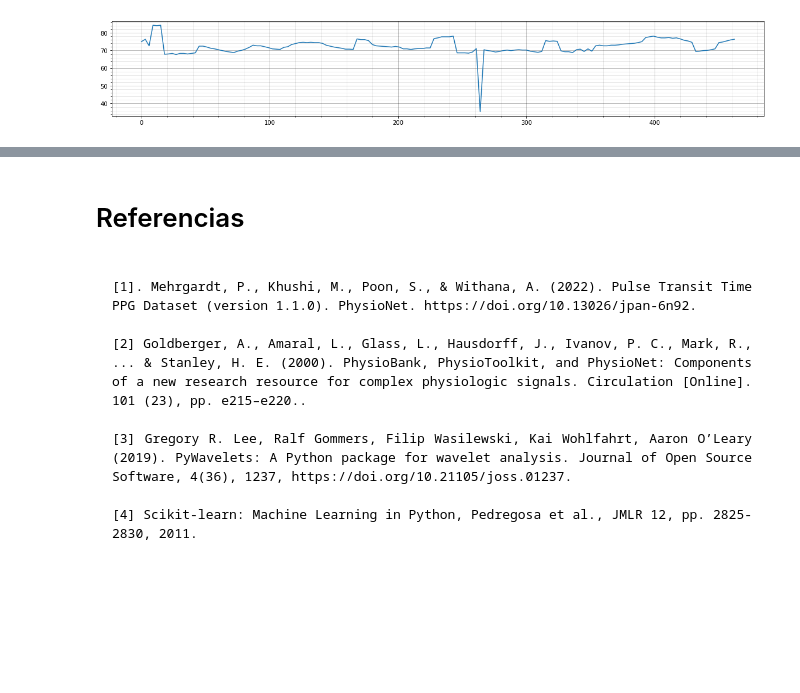
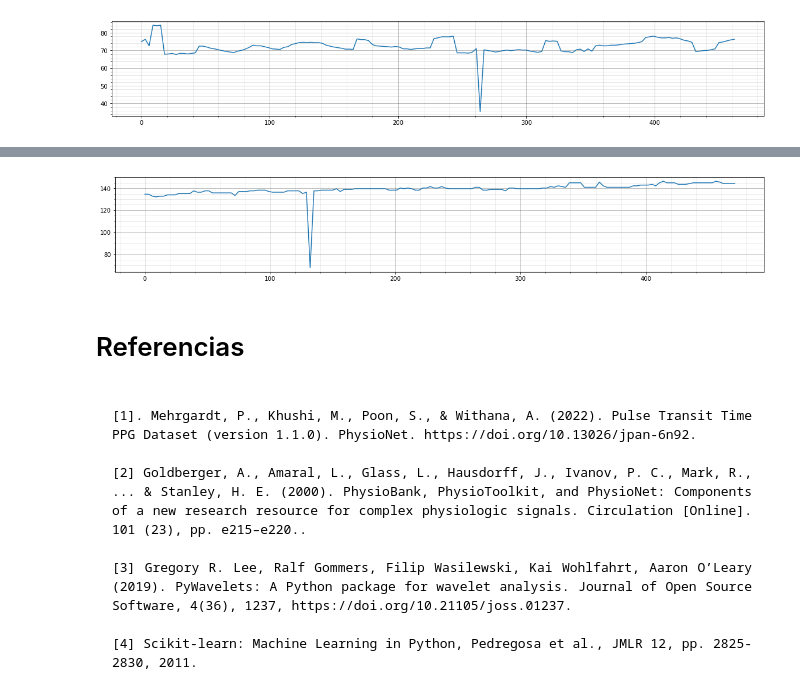
Before and after one commit to DavidUrbaez/Laboratorio_DPS_2, a Jupyter notebook: Laboratorio_senales_2_punto_1_informe.ipynb, the cells around one changed output, grey strips where cells are left out. Saved outputs shown, nothing was run; the diff lists cells and outputs as text; code cells hidden in the pictures; blank space fills up the shorter version.

```diff
--- a/Laboratorio_senales_2_punto_1_informe.ipynb
+++ b/Laboratorio_senales_2_punto_1_informe.ipynb
@@ -345,3 +408,77 @@ line-height: 50px;">Discusión: Casos anómalos </p>
+# %%
+def get_Fppm(subject):
+
+    df=get_data(subject=subject)
+    df = df.loc[:,["time","ecg"]]
+    Ts=0.002
+    n=0
+    win_len=int(15/Ts)
+    win_sol=int(3/Ts)
+    n_iter= int((len(df)-win_len)*(1/win_sol)-1)
+
+    t=np.arange(0,len(df)+1)*Ts
+
+    Fppm_x_list=[]
+    t_list=[]
+    for _ in range(n_iter):
+        x=df.loc[n:n+win_len-1,"ecg"]
+        x = butter_lowpass_filter(x, cutoff, fs, order)
+
+        x=isolate_peaks(x)
+        rxx=get_autocorr(x)
+
+        lag_samples=(np.arange(len(rxx)) - (len(rxx)-1)/2 ) # Desplazamiento para centrar el retraso 0
+        lag_seconds=lag_samples*0.002
+
+        lag_sample_peaks_sorted_by_rxx=find_lag_sample_peaks_sorted_by_rxx(rxx)
+
+        T_x=abs(lag_seconds[lag_sample_peaks_sorted_by_rxx[2]])
+
+
+        Fppm_x=60/T_x
+
+#         if Fppm_x<80:
+#             print(n)
+        Fppm_x_list.append(Fppm_x)
+        t_list.append(t[n])
+        n+=win_sol
+
+
+    return t_list,Fppm_x_list
+
+def main_plot_fppm(subject):
+
+    t,Fppm=get_Fppm(subject)
+    plot_signal(t,Fppm)
+
+def isolate_peaks(x):
+
+    w=(x-np.mean(x))
+    w=w/np.max(w)
+
+    peaks, _ = find_peaks(w,prominence=0.6)
+
+
+    w[peaks]=100
+    w=w/np.max(w)
+    return w
+
+
+from scipy.signal import butter,filtfilt
+def butter_lowpass_filter(data, cutoff, fs, order):
+    cutoff = 0.1
+    fs = 500.0
+    order= 1
+    nyq = 0.5 * fs  # Nyquist Frequency
+    normal_cutoff = cutoff / nyq
+    # Get the filter coefficients
+    b, a = butter(order, normal_cutoff, btype='high', analog=False)
+    y = filtfilt(b, a, data)
+    return y
+
+main_plot_fppm(subject="s2")
+# %% [output]
+[figure, added]
 # %% [markdown]
 # Referencias
 
```
Also changed, not shown: parts of 25 cells of this notebook, 6 other files.
